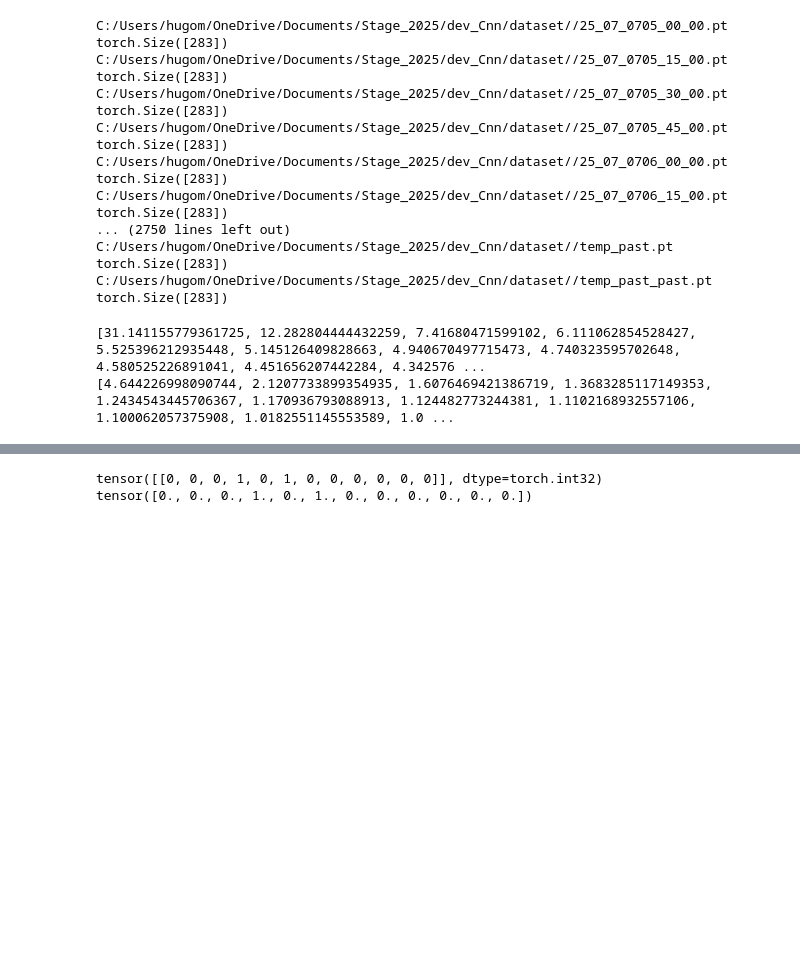
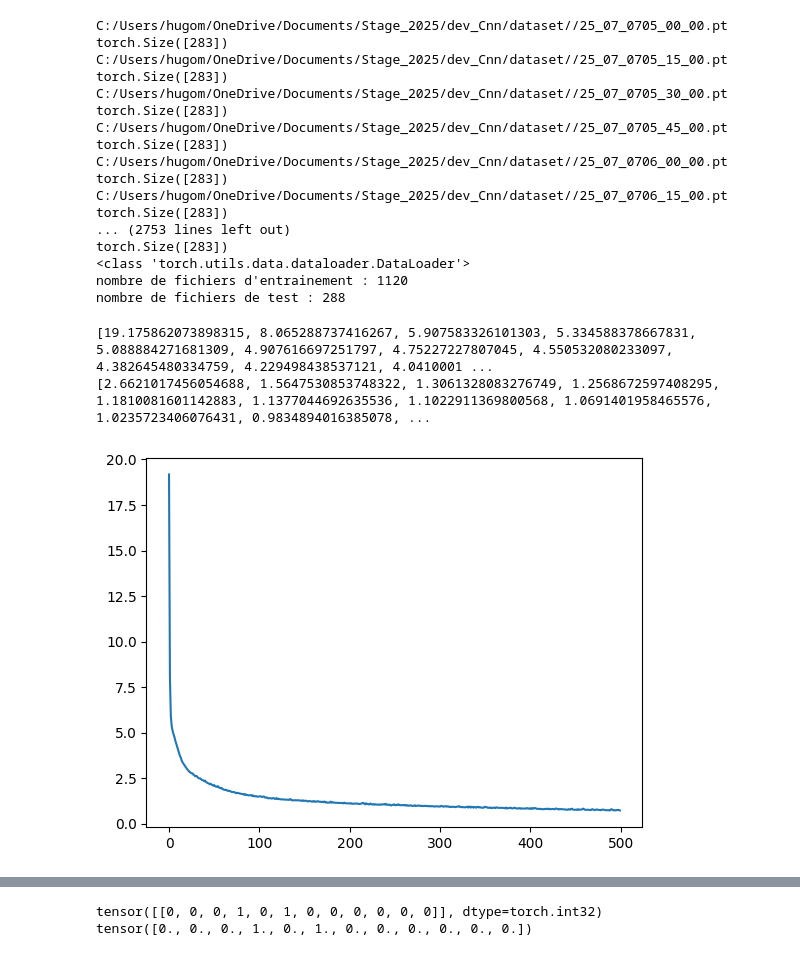
Before and after one commit to Sensorea-org/Git_Stage_2025_ZMH, a Jupyter notebook: MLP_model.ipynb, the cells around one changed output, grey strips where cells are left out. Drawn from its saved outputs; the diff is of its cells as text; code cells hidden in the pictures; blank space fills up the shorter version.

```diff
--- a/MLP_model.ipynb
+++ b/MLP_model.ipynb
@@ -62,9 +61,13 @@ train_idx, test_idx = train_test_split(indices, test_size=0.2, random_state=42)
 
 train_set = Subset(dataset, train_idx)
 test_set = Subset(dataset, test_idx)
+batch_size=32
 
-train_dataloader = DataLoader(train_set, batch_size=32, shuffle=True)
-test_dataloader = DataLoader(test_set, batch_size=32, shuffle=True)
+train_dataloader = DataLoader(train_set, batch_size=batch_size, shuffle=True)
+test_dataloader = DataLoader(test_set, batch_size=batch_size, shuffle=True)
+print(type(train_dataloader))
+print(f"nombre de fichiers d'entrainement : {len(train_dataloader)*batch_size}")
+print(f"nombre de fichiers de test : {len(test_dataloader)*batch_size}")
 # %% [output]
 C:/Users/hugom/OneDrive/Documents/Stage_2025/dev_Cnn/dataset//25_07_0705_00_00.pt
 torch.Size([283])
@@ -78,38 +81,39 @@ C:/Users/hugom/OneDrive/Documents/Stage_2025/dev_Cnn/dataset//25_07_0706_00_00.p
 torch.Size([283])
 C:/Users/hugom/OneDrive/Documents/Stage_2025/dev_Cnn/dataset//25_07_0706_15_00.pt
 torch.Size([283])
-... (2750 lines left out)
-C:/Users/hugom/OneDrive/Documents/Stage_2025/dev_Cnn/dataset//temp_past.pt
+... (2753 lines left out)
 torch.Size([283])
-C:/Users/hugom/OneDrive/Documents/Stage_2025/dev_Cnn/dataset//temp_past_past.pt
-torch.Size([283])
+<class 'torch.utils.data.dataloader.DataLoader'>
+nombre de fichiers d'entrainement : 1120
+nombre de fichiers de test : 288
 # %%
 model = MLPClassifier()
 criterion = nn.BCEWithLogitsLoss()
 optimizer = optim.Adam(model.parameters(), lr=0.5e-4)
-num_epochs = 50
+num_epochs = 500
 train_losses = []
 val_losses = []
 for epoch in range(num_epochs):
     model.train()
     epoch_train_loss = 0
     for X,Y in train_dataloader:
         optimizer.zero_grad()
         output = model(X)
         loss = criterion(output, Y)
         loss.backward()
         optimizer.step()
         epoch_train_loss += loss.item()
     train_losses.append(epoch_train_loss)
     epoch_val_loss = 0
     with torch.no_grad():
         for X,Y in test_dataloader:
             output = model(X)
             epoch_val_loss += criterion(output, Y).item()
     val_losses.append(epoch_val_loss)
 torch.save(model.state_dict(), "./model_0_1.pth")
 print(train_losses)
 print(val_losses)
 # %% [output]
-[31.141155779361725, 12.282804444432259, 7.41680471599102, 6.111062854528427, 5.525396212935448, 5.145126409828663, 4.940670497715473, 4.740323595702648, 4.580525226891041, 4.451656207442284, 4.342576 ...
-[4.644226998090744, 2.1207733899354935, 1.6076469421386719, 1.3683285117149353, 1.2434543445706367, 1.170936793088913, 1.124482773244381, 1.1102168932557106, 1.100062057375908, 1.0182551145553589, 1.0 ...
+[19.175862073898315, 8.065288737416267, 5.907583326101303, 5.334588378667831, 5.088884271681309, 4.907616697251797, 4.75227227807045, 4.550532080233097, 4.382645480334759, 4.229498438537121, 4.0410001 ...
+[2.6621017456054688, 1.5647530853748322, 1.3061328083276749, 1.2568672597408295, 1.1810081601142883, 1.1377044692635536, 1.1022911369800568, 1.0691401958465576, 1.0235723406076431, 0.9834894016385078, ...
+[figure, added]
```
Also changed, not shown: parts of 3 cells of this notebook, 2 other files.
